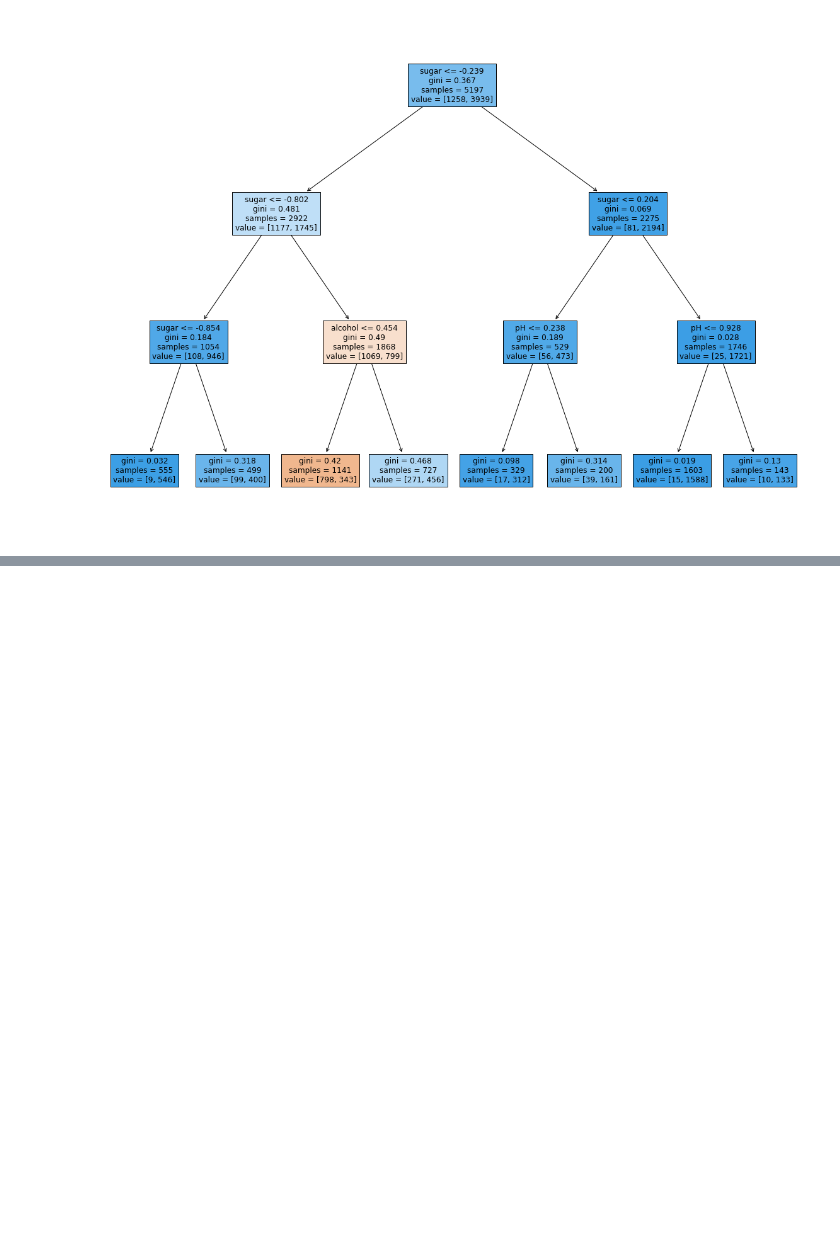
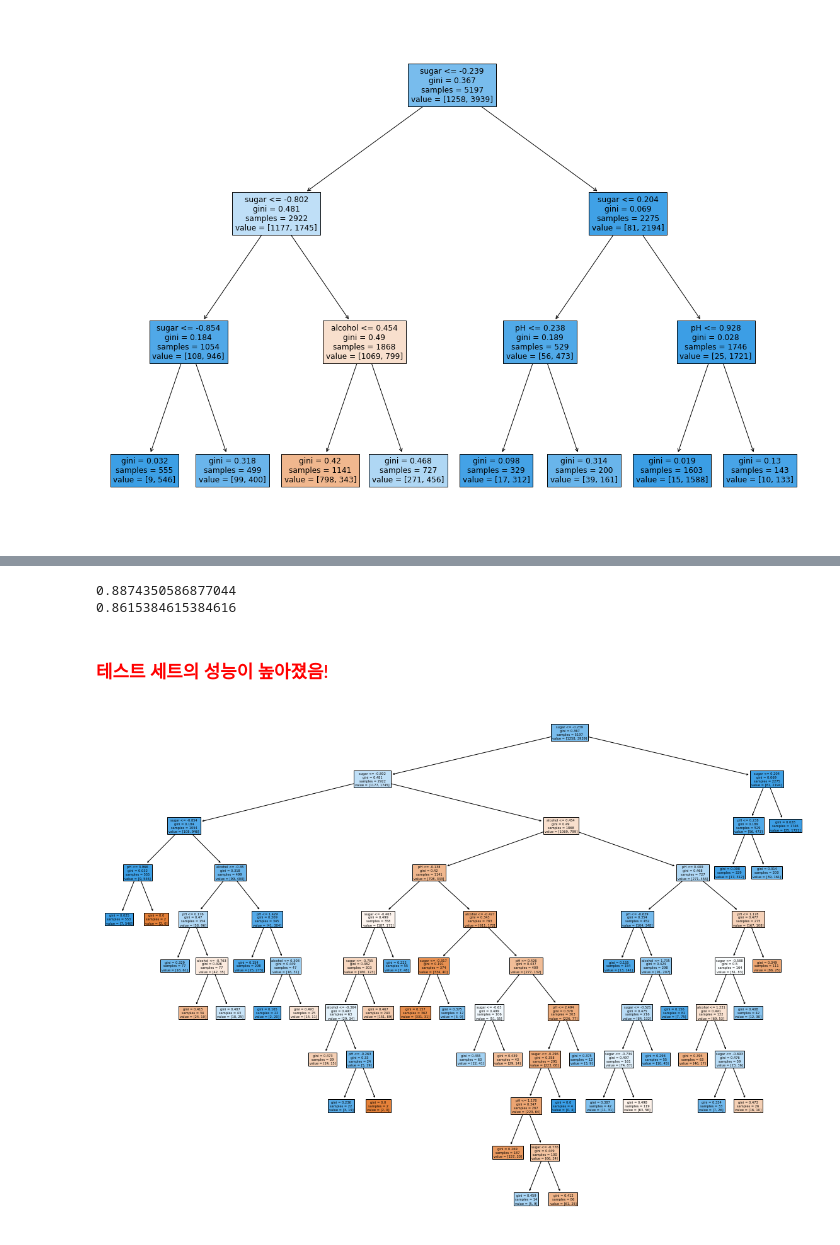
Before and after one commit to wodnjse/machine-learning, a Jupyter notebook: Tree-Algorithm/machine_learning_5_1.ipynb, the cells around one changed output, grey strips where cells are left out. Saved outputs shown, nothing was run; the diff lists cells and outputs as text; code cells hidden in the pictures; blank space fills up the shorter version.

```diff
--- a/Tree-Algorithm/machine_learning_5_1.ipynb
+++ b/Tree-Algorithm/machine_learning_5_1.ipynb
@@ -226,0 +244,6 @@ plt.show()
+# %%
+dt = DecisionTreeClassifier(max_depth=3, random_state=42)
+dt.fit(train_scaled, train_target)
+
+print(dt.score(train_scaled, train_target))
+print(dt.score(test_scaled, test_target))
@@ -226,0 +289,17 @@ plt.show()
+# %%
+dt = DecisionTreeClassifier(min_impurity_decrease=0.0005, random_state=42)
+dt.fit(train_scaled, train_target)
+
+print(dt.score(train_scaled, train_target))
+print(dt.score(test_scaled, test_target))
+# %% [output]
+0.8874350586877044
+0.8615384615384616
+# %% [markdown]
+<h3><font color=#FF0000>테스트 세트의 성능이 높아졌음!</font></h3>
+# %%
+plt.figure(figsize=(20,15))
+plot_tree(dt,filled=True, feature_names=['alcohol','sugar','pH'])
+plt.show()
+# %% [output]
+[figure, added]
```
Also changed, not shown: parts of 15 cells of this notebook.
